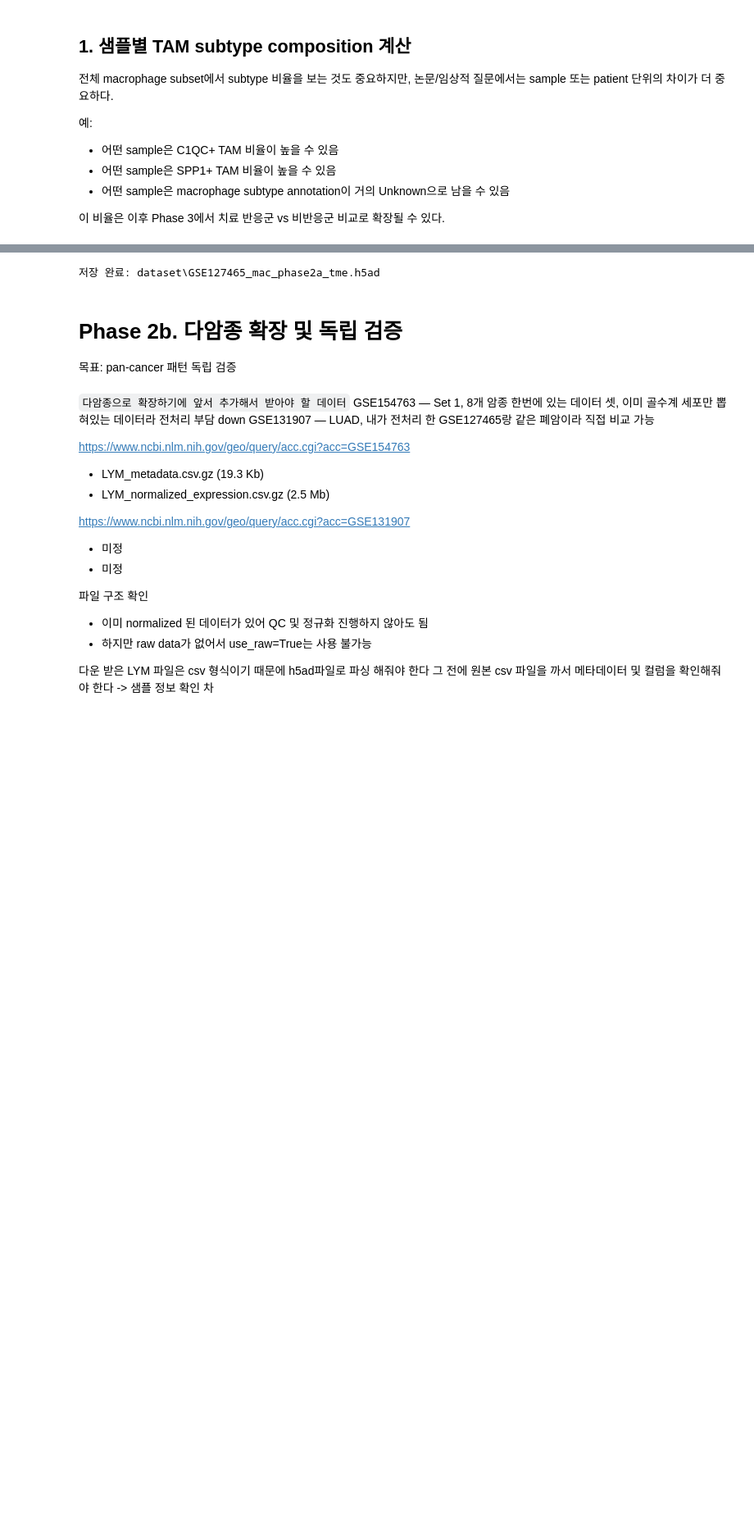
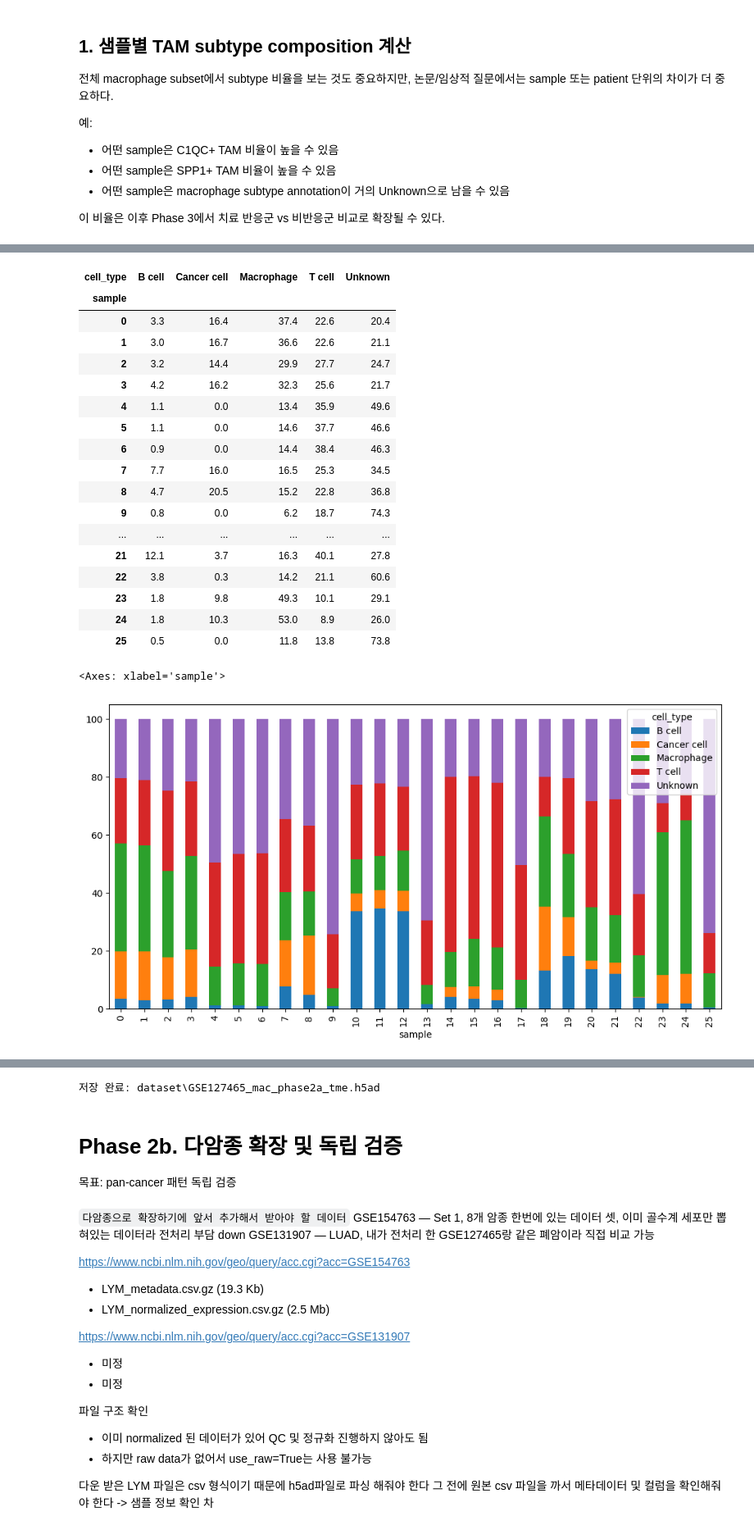
Before and after one commit to boeun02/scRNA-seq-Cancer-Immunology-Analysis, a Jupyter notebook: phase2_analysis/03_TME_composition.ipynb, the cells around one changed output, grey strips where cells are left out. Shown at 82% size. Saved outputs shown, nothing was run; the diff lists cells and outputs as text; code cells hidden in the pictures; blank space fills up the shorter version.

```diff
--- a/phase2_analysis/03_TME_composition.ipynb
+++ b/phase2_analysis/03_TME_composition.ipynb
@@ -112,0 +251,6 @@ TAM Subtype Composition by Cancer Type
+# %%
+adata = sc.read_h5ad(HUMAN_H5AD)
+pd.crosstab(
+    adata.obs["sample"],
+    adata.obs["cell_type"]
+)
@@ -112,0 +296,42 @@ TAM Subtype Composition by Cancer Type
+# %%
+cell_comp = (
+    adata.obs
+    .groupby(["sample", "cell_type"], observed=False)
+    .size()
+    .unstack(fill_value=0)
+)
+
+cell_comp_pct = (
+    cell_comp
+    .div(cell_comp.sum(axis=1), axis=0)
+    * 100
+)
+
+display(cell_comp_pct.round(1))
+
+cell_comp_pct.plot(
+    kind="bar",
+    stacked=True,
+    figsize=(12,6)
+)
+# %% [output]
+| cell_type | B cell | Cancer cell | Macrophage | T cell | Unknown |
+| sample |  |  |  |  |  |
+| 0 | 3.3 | 16.4 | 37.4 | 22.6 | 20.4 |
+| 1 | 3.0 | 16.7 | 36.6 | 22.6 | 21.1 |
+| 2 | 3.2 | 14.4 | 29.9 | 27.7 | 24.7 |
+| 3 | 4.2 | 16.2 | 32.3 | 25.6 | 21.7 |
+| 4 | 1.1 | 0.0 | 13.4 | 35.9 | 49.6 |
+| 5 | 1.1 | 0.0 | 14.6 | 37.7 | 46.6 |
+| 6 | 0.9 | 0.0 | 14.4 | 38.4 | 46.3 |
+| 7 | 7.7 | 16.0 | 16.5 | 25.3 | 34.5 |
+| 8 | 4.7 | 20.5 | 15.2 | 22.8 | 36.8 |
+| 9 | 0.8 | 0.0 | 6.2 | 18.7 | 74.3 |
+| ... | ... | ... | ... | ... | ... |
+| 21 | 12.1 | 3.7 | 16.3 | 40.1 | 27.8 |
+| 22 | 3.8 | 0.3 | 14.2 | 21.1 | 60.6 |
+| 23 | 1.8 | 9.8 | 49.3 | 10.1 | 29.1 |
+| 24 | 1.8 | 10.3 | 53.0 | 8.9 | 26.0 |
+| 25 | 0.5 | 0.0 | 11.8 | 13.8 | 73.8 |
+<Axes: xlabel='sample'>
+[figure, added]
```
Also changed, not shown: parts of 19 cells of this notebook, 1 other file.
